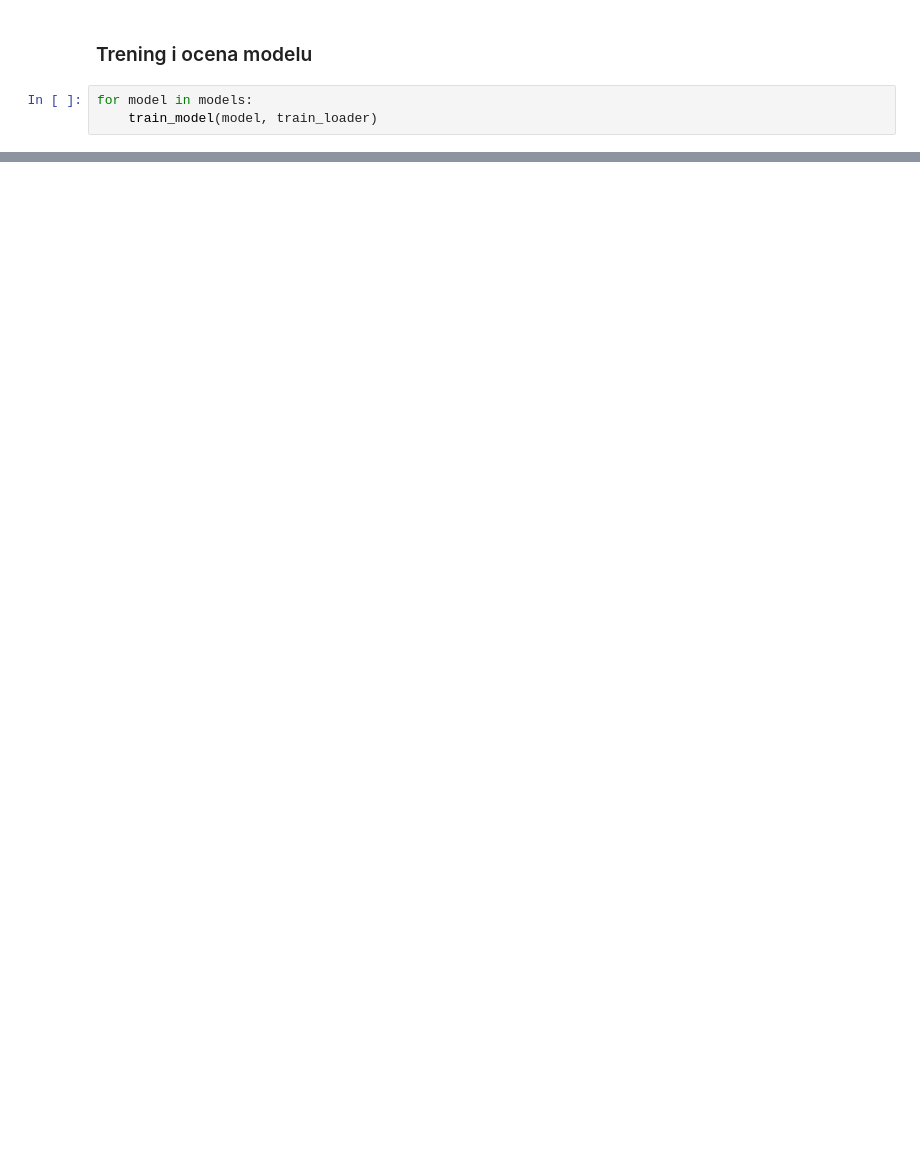
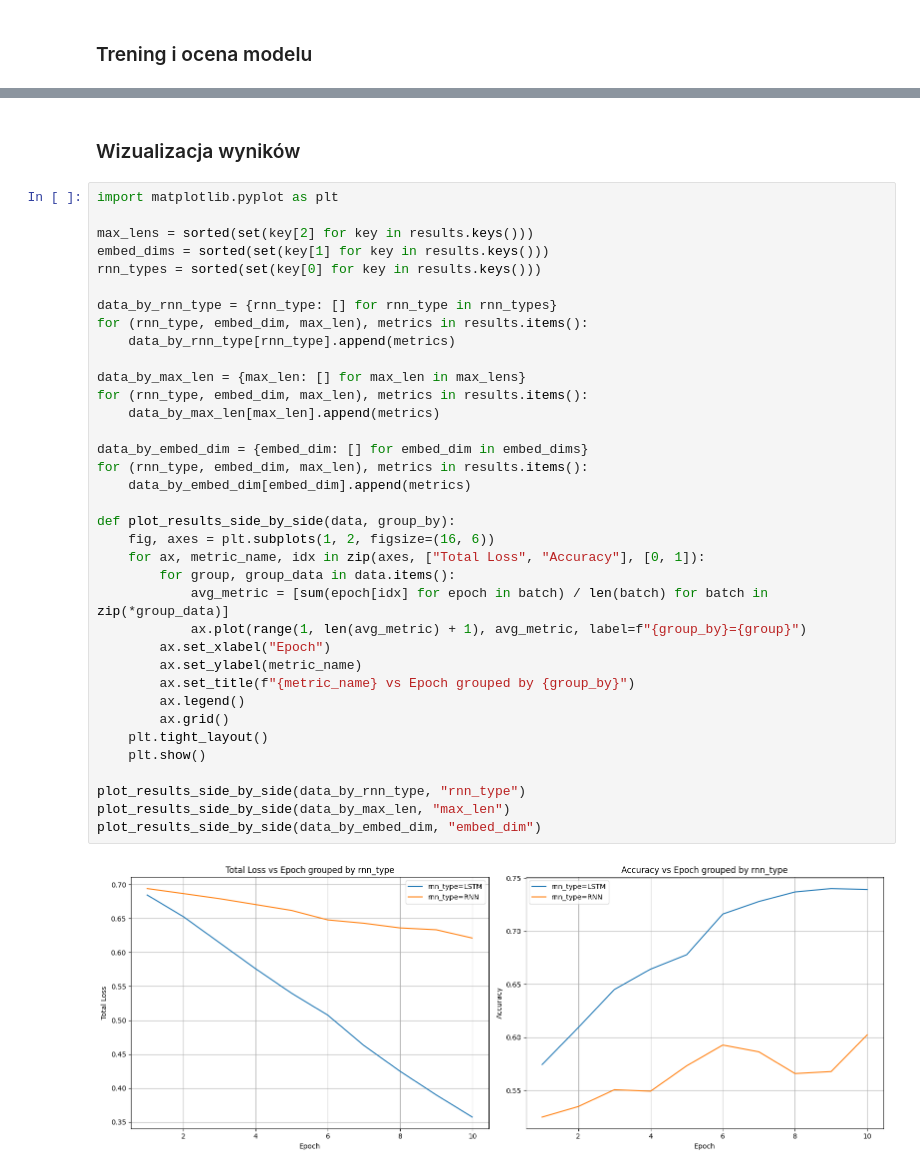
Before and after one commit to Kraszuuu/Sieci-neuronowe, a Jupyter notebook: Lab7/Laboratorium 7 - Kacper Kurp.ipynb, the cells around one changed output, grey strips where cells are left out. Saved outputs shown, nothing was run; the diff lists cells and outputs as text; blank space fills up the shorter version.

```diff
--- a/Lab7/Laboratorium 7 - Kacper Kurp.ipynb
+++ b/Lab7/Laboratorium 7 - Kacper Kurp.ipynb
@@ -114,6 +88,3 @@ def evaluate_model(model, x_test, y_test):
     return accuracy
 # %% [markdown]
 <h3>Trening i ocena modelu
-# %%
-for model in models:
-    train_model(model, train_loader)
@@ -124,0 +142,40 @@ Model LSTM, epoch 2, Loss: 0.6810, Acc: 51.90%
+# %% [markdown]
+<h3>Wizualizacja wyników
+# %%
+import matplotlib.pyplot as plt
+
+max_lens = sorted(set(key[2] for key in results.keys()))
+embed_dims = sorted(set(key[1] for key in results.keys()))
+rnn_types = sorted(set(key[0] for key in results.keys()))
+
+data_by_rnn_type = {rnn_type: [] for rnn_type in rnn_types}
+for (rnn_type, embed_dim, max_len), metrics in results.items():
+    data_by_rnn_type[rnn_type].append(metrics)
+
+data_by_max_len = {max_len: [] for max_len in max_lens}
+for (rnn_type, embed_dim, max_len), metrics in results.items():
+    data_by_max_len[max_len].append(metrics)
+
+data_by_embed_dim = {embed_dim: [] for embed_dim in embed_dims}
+for (rnn_type, embed_dim, max_len), metrics in results.items():
+    data_by_embed_dim[embed_dim].append(metrics)
+
+def plot_results_side_by_side(data, group_by):
+    fig, axes = plt.subplots(1, 2, figsize=(16, 6))
+    for ax, metric_name, idx in zip(axes, ["Total Loss", "Accuracy"], [0, 1]):
+        for group, group_data in data.items():
+            avg_metric = [sum(epoch[idx] for epoch in batch) / len(batch) for batch in zip(*group_data)]
+            ax.plot(range(1, len(avg_metric) + 1), avg_metric, label=f"{group_by}={group}")
+        ax.set_xlabel("Epoch")
+        ax.set_ylabel(metric_name)
+        ax.set_title(f"{metric_name} vs Epoch grouped by {group_by}")
+        ax.legend()
+        ax.grid()
+    plt.tight_layout()
+    plt.show()
+
+plot_results_side_by_side(data_by_rnn_type, "rnn_type")
+plot_results_side_by_side(data_by_max_len, "max_len")
+plot_results_side_by_side(data_by_embed_dim, "embed_dim")
+# %% [output]
+[figure, added]
```
Also changed, not shown: parts of 8 cells of this notebook.
